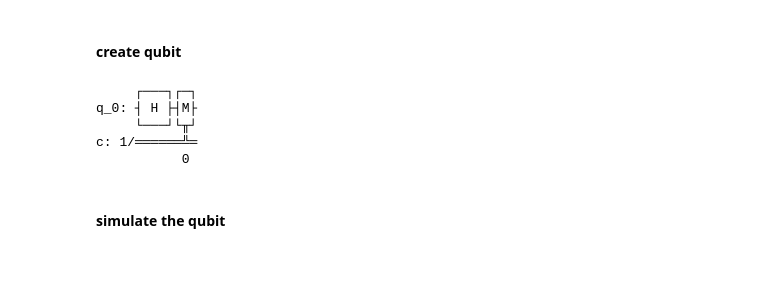
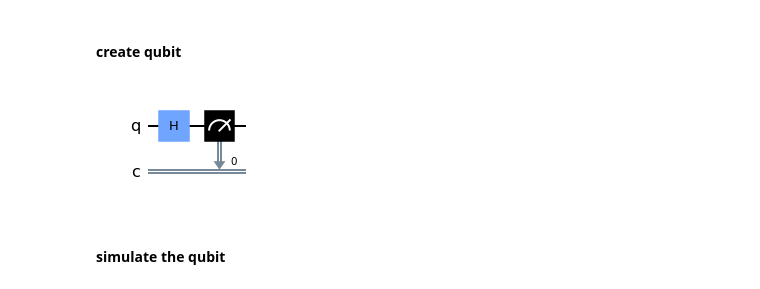
Before and after one commit to rohannakra/Qubit-Operations, a Jupyter notebook: main.ipynb, the cells around one changed output. Cells and saved outputs as stored; diff of their text form; code cells hidden in the pictures.

Commit message:
Changing how qubit is drawn.

```diff
--- a/main.ipynb
+++ b/main.ipynb
@@ -25,17 +43,13 @@ from math import sqrt, pi
 # %%
 # Create qubit.
 qubit = QuantumCircuit(1, 1)
 qubit.h(0)    # Put first qubit in superposition
 qubit.measure(0, 0)
 
 # Show the steps of the circuit.
-qubit.draw()
+qubit.draw(output='mpl')
 # %% [output]
-     ┌───┐┌─┐
-q_0: ┤ H ├┤M├
-     └───┘└╥┘
-c: 1/══════╩═
-           0
+[figure, added]
 # %% [markdown]
 #### simulate the qubit
 # %%
```
Also changed, not shown: parts of 2 cells of this notebook, 1 other file.
